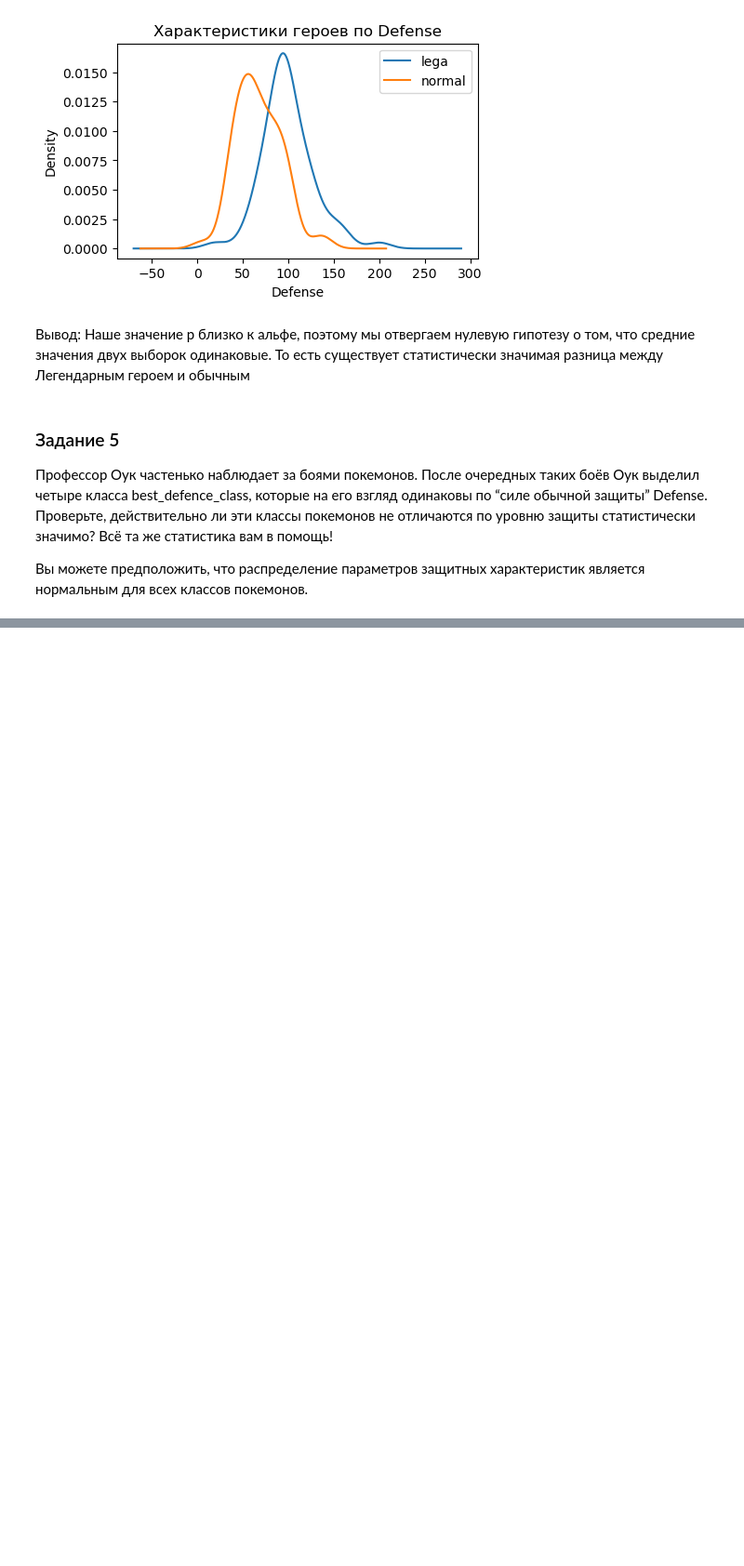
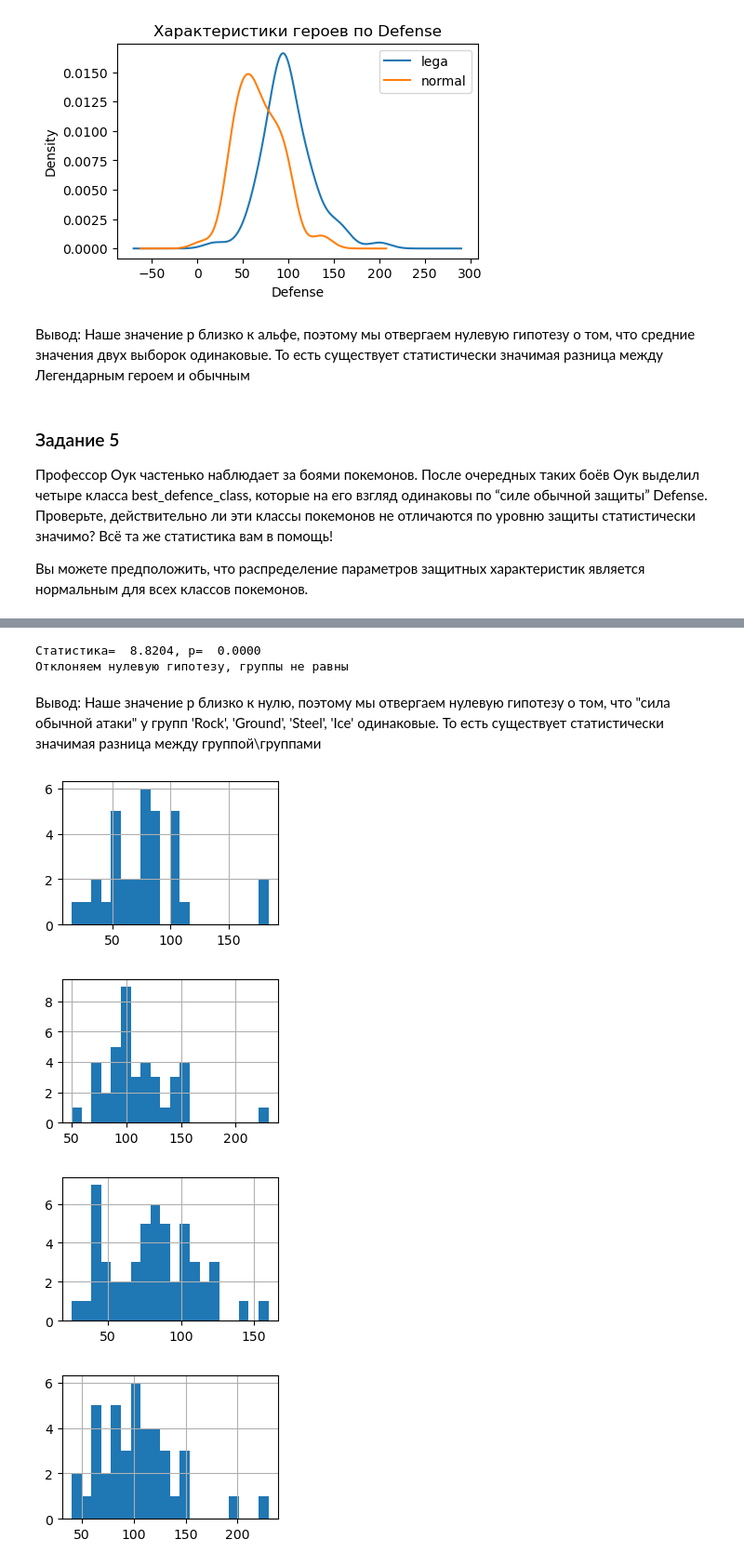
Before and after one commit to Shu69O/Shu, a Jupyter notebook: analyst_dz_A_B_тесты.ipynb, the cells around one changed output, grey strips where cells are left out. Shown at 93% size. Drawn from its saved outputs; the diff is of its cells as text; code cells hidden in the pictures; blank space fills up the shorter version.

```diff
--- a/analyst_dz_A_B_тесты.ipynb
+++ b/analyst_dz_A_B_тесты.ipynb
@@ -507,0 +574,4 @@ for char in characteristics:
+# %%
+poke_best_def_ground = pokemon.query("Class_1 == 'Ground' & Class_2 != ['Rock', 'Steel', 'Ice']\
+                                    | Class_2 == 'Ground' & Class_1 != ['Rock', 'Steel', 'Ice']")
+len(poke_best_def_ground)
@@ -507,0 +580,4 @@ for char in characteristics:
+# %%
+poke_best_def_steel = pokemon.query("Class_1 == 'Steel' & Class_2 != ['Rock', 'Ground', 'Ice']\
+                                   | Class_2 == 'Steel' & Class_1 != ['Rock', 'Ground', 'Ice']")
+len(poke_best_def_steel)
@@ -507,0 +586,4 @@ for char in characteristics:
+# %%
+poke_best_def_ice = pokemon.query("Class_1 == 'Ice' & Class_2 != ['Rock', 'Ground', 'Steel']\
+                                 | Class_2 == 'Ice' & Class_1 != ['Rock', 'Ground', 'Steel']")
+len(poke_best_def_ice)
@@ -507,0 +592,8 @@ for char in characteristics:
+# %%
+n_poke_ = []
+n_poke_.append(poke_best_def_ice)
+n_poke_.append(poke_best_def_steel)
+n_poke_.append(poke_best_def_ground)
+n_poke_.append(poke_best_def_rock)
+
+len(n_poke_)
@@ -507,0 +614,31 @@ for char in characteristics:
+# %%
+# Групп больше 3, используем тест ANOVA - однофакторный дисперсионный анализ
+
+stat, p = st.f_oneway(poke_best_def_ground.Defense, poke_best_def_ice.Defense\
+                    , poke_best_def_rock.Defense, poke_best_def_steel.Defense)
+
+print (f'Статистика= {stat: .4f}, p= {p: .4f}')
+
+# H0 : (нулевая гипотеза) Группы равны.
+# H1 : (альтернативная гипотеза) Группы не равны.
+
+
+if p > 0.05:
+    print('Не отклоняем нулевую гипотезу, группы равны ' )
+else:
+    print('Отклоняем нулевую гипотезу, группы не равны' )
+# %% [output]
+Статистика=  8.8204, p=  0.0000
+Отклоняем нулевую гипотезу, группы не равны
+# %% [markdown]
+Вывод: Наше значение р близко к нулю, поэтому мы отвергаем нулевую гипотезу о том, что "сила обычной атаки" у групп 'Rock', 'Ground', 'Steel', 'Ice' одинаковые. То есть существует статистически значимая разница между группой\группами
+# %%
+for poke in n_poke_:
+    plt.figure(figsize=(3,2))
+    poke.Defense.hist(bins=20)
+    plt.show()
+# %% [output]
+[figure, added]
+[figure, added]
+[figure, added]
+[figure, added]
```
Also changed, not shown: parts of 20 cells of this notebook.
